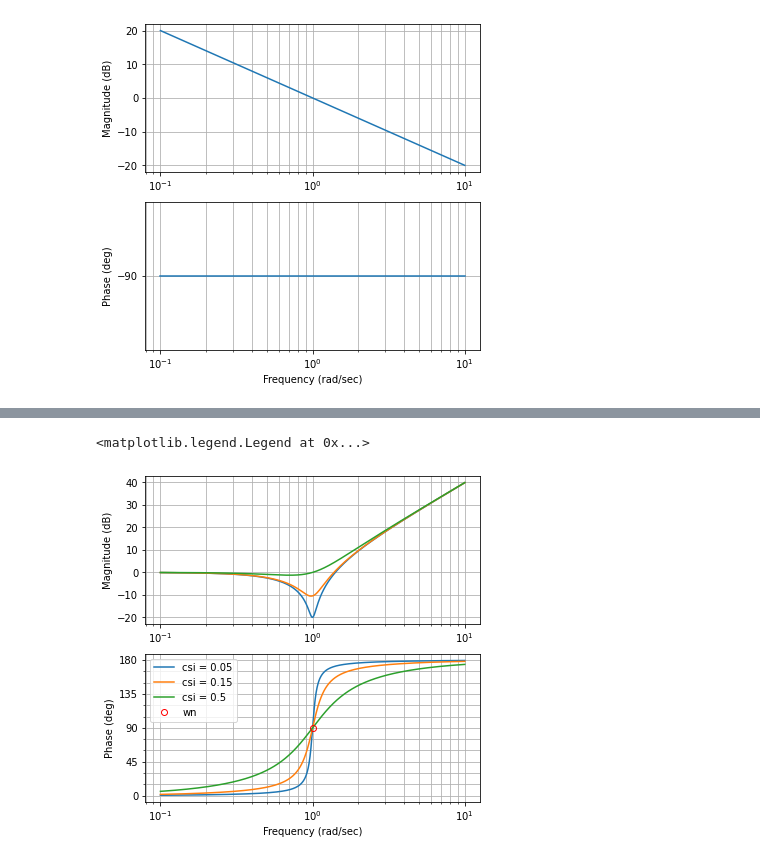
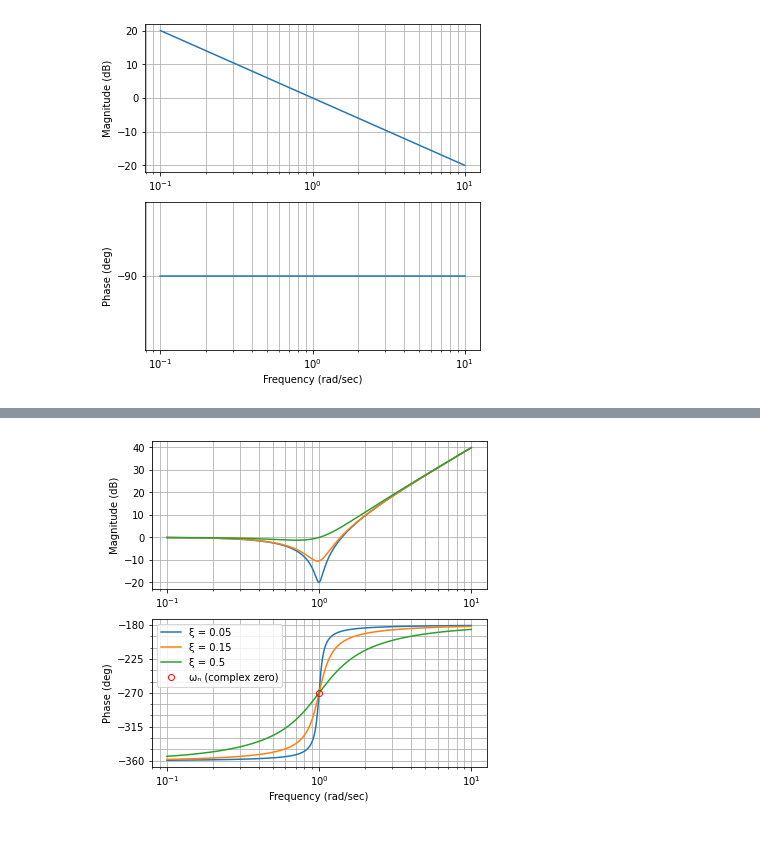
Before and after one commit to gregorimaia/Engenharia_Aeroespacial, a Jupyter notebook: Resposta_em_frequencia.ipynb, the cells around one changed output, grey strips where cells are left out. Cells and saved outputs as stored; diff of their text form; code cells hidden in the pictures.

```diff
--- a/Resposta_em_frequencia.ipynb
+++ b/Resposta_em_frequencia.ipynb
@@ -172,8 +165,10 @@ G3 = tf([1, 2*csi3*wn, wn**2],wn**2)
 
 plt.figure(figsize=(6,6))
 omega = wn*logspace(-1,1,1000)    #pontos de plotagem (aumentando número de pontos)
-bode(G1, G2, G3, omega, Hz=False);          #plotagem do diagrama de Bode
-mag,phase,omega=bode(G1,'or', [wn], plot=False, deg=True);  #posição do polo
-plt.plot([wn],rad2deg(phase),'or', fillstyle='none');
-plt.legend((f'csi = {csi1}',f'csi = {csi2}',f'csi = {csi3}', 'wn'))
+bode(G1, omega, Hz=False, label = f'ξ = {csi1}')
+bode(G2, omega, Hz=False, label = f'ξ = {csi2}')
+bode(G3, omega, Hz=False, label = f'ξ = {csi3}')
+mag,phase,omega = bode(G1,[wn], deg=True);  #posição do polo
+plt.plot([wn],rad2deg(phase),'or', fillstyle='none', label = 'ωₙ (complex zero)');
+plt.legend();
 # %% [output]
@@ -181,5 +175,4 @@ Warning (matlab.bode): plot styles not implemented
-<matplotlib.legend.Legend at 0x...>
-[figure, old version]
+[figure, new version]
 # %%
 # Testar soma de efeitos: 1 polo real e 1 zero real
 
```
Also changed, not shown: parts of 9 cells of this notebook.
